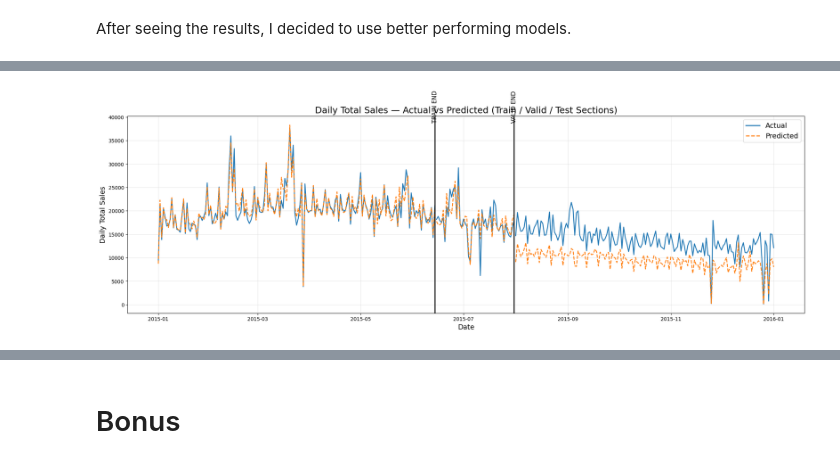
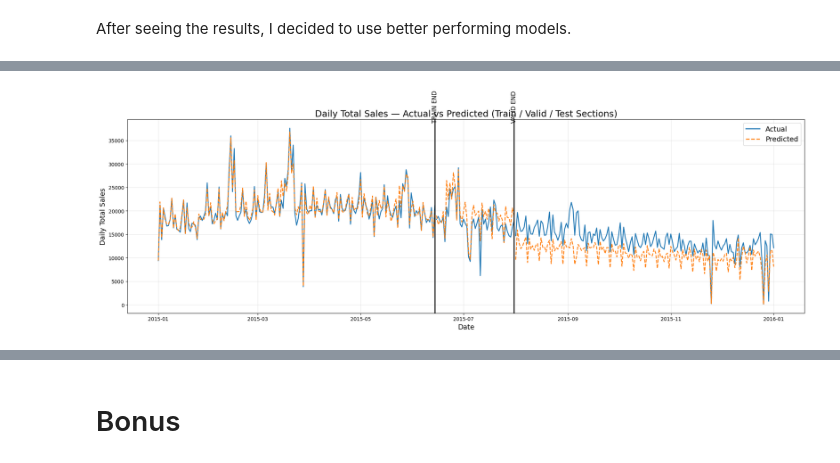
Before and after one commit to emrekaany/Promotion_Bump_DS_Case, a Jupyter notebook: promotion-bump.ipynb, the cells around one changed output, grey strips where cells are left out. Drawn from its saved outputs; the diff is of its cells as text; code cells hidden in the pictures.

```diff
--- a/promotion-bump.ipynb
+++ b/promotion-bump.ipynb
@@ -202,6 +171,6 @@ plt.show()
 # %%
-df=df_a #full df definition
-df_a=df_a[df_a['IsPromotion']==0]
+df=df_a.copy() #full df definition
+df_a=df_a[df_a['IsPromotion']==0].copy()
 # %%
 df_a
 # %% [output]
@@ -1572,8 +1487,8 @@ valid_pool = Pool(X_valid[features], y_valid, cat_features=[features.index(c) fo
 model = CatBoostRegressor(
     loss_function="RMSE",
     eval_metric="RMSE",
-    iterations=100,
-    depth=6,
+    iterations=2000,
+    depth=8,
     learning_rate=0.1,
     random_seed=42,
     verbose=100
@@ -1676,5 +1603,4 @@ MAPE (test): 0.5980
 # %%
-
 import numpy as np
 import pandas as pd
 import matplotlib.pyplot as plt
@@ -1732,50 +1658,85 @@ def make_daily_plot(df_source, y_true, y_pred, date_col="Date"):
     tmp = df_source.copy()
     tmp["Actual"] = np.array(y_true)
     tmp["Pred"]   = np.array(y_pred)
 
     daily = (
         tmp
         .groupby(date_col)[["Actual", "Pred"]]
         .sum()
         .sort_index()
     )
     return daily
 
 train_plot = make_daily_plot(df_train_valid.loc[train_mask], y_train_cv, y_pred_train_cv)
 valid_plot = make_daily_plot(df_train_valid.loc[valid_mask], y_valid_cv, y_pred_valid_cv)
 test_plot  = make_daily_plot(df_test,                     y_test_cv,  y_pred_test_cv)
 
 
 # ==============================
 # 3) GRAFİK: TRAIN / VALID / TEST
 # ==============================
 
-fig, ax = plt.subplots(figsize=(18, 7))
+plt.figure(figsize=(20, 7))
+
+# Renkler
+actual_color = "#1f77b4"   # Dark Blue
+pred_color   = "#ff7f0e"   # Orange
+
+# --- TRAIN ---
+plt.plot(train_plot.index, train_plot["Actual"],
+         color=actual_color, linewidth=1.8)
+plt.plot(train_plot.index, train_plot["Pred"],
+         color=pred_color, linestyle="--", linewidth=1.8)
+
+# --- VALID ---
+plt.plot(valid_plot.index, valid_plot["Actual"],
+         color=actual_color, linewidth=1.8)
+plt.plot(valid_plot.index, valid_plot["Pred"],
+         color=pred_color, linestyle="--", linewidth=1.8)
+
+# --- TEST ---
+plt.plot(test_plot.index, test_plot["Actual"],
+         color=actual_color, linewidth=1.8)
+plt.plot(test_plot.index, test_plot["Pred"],
+         color=pred_color, linestyle="--", linewidth=1.8)
+
+# ===================== SPLIT LINES =====================
 
 train_end = train_plot.index.max()
 valid_end = valid_plot.index.max()
 
-# Background shading for splits
-ax.axvspan(train_plot.index.min(), train_end, color=accent_palette[1], alpha=0.08, label="Train window")
-ax.axvspan(train_end, valid_end, color=accent_palette[3], alpha=0.08, label="Validation window")
-ax.axvspan(valid_end, test_plot.index.max(), color=accent_palette[5], alpha=0.08, label="Test window")
+y_max = max(
+    train_plot["Actual"].max(),
+    valid_plot["Actual"].max(),
+    test_plot["Actual"].max()
+) * 1.03
 
-# Lines
-ax.plot(train_plot.index, train_plot["Actual"], color="#1f77b4", linewidth=1.8, label="Actual")
-ax.plot(train_plot.index, train_plot["Pred"], color="#ff7f0e", linestyle="--", linewidth=1.8, label="Predicted")
-ax.plot(valid_plot.index, valid_plot["Actual"], color="#1f77b4", linewidth=1.8)
-ax.plot(valid_plot.index, valid_plot["Pred"], color="#ff7f0e", linestyle="--", linewidth=1.8)
-ax.plot(test_plot.index, test_plot["Actual"], color="#1f77b4", linewidth=1.8)
-ax.plot(test_plot.index, test_plot["Pred"], color="#ff7f0e", linestyle="--", linewidth=1.8)
+# Train → Valid boundary
+plt.axvline(train_end, color="black", linestyle="-", linewidth=2)
+plt.text(train_end, y_max,
+         "TRAIN END", rotation=90,
+         fontsize=12, ha="center", va="bottom")
 
-ax.set_title("Daily Total Sales — Actual vs Predicted (Train / Valid / Test)")
-ax.set_xlabel("Date")
-ax.set_ylabel("Daily Total Sales")
-ax.grid(alpha=0.25)
-ax.legend(loc="upper left")
-sns.despine(ax=ax)
+# Valid → Test boundary
+plt.axvline(valid_end, color="black", linestyle="-", linewidth=2)
+plt.text(valid_end, y_max,
+         "VALID END", rotation=90,
+         fontsize=12, ha="center", va="bottom")
+
+# ===================== FINAL TOUCHES =====================
+
+plt.title("Daily Total Sales — Actual vs Predicted (Train / Valid / Test Sections)", fontsize=18)
+plt.xlabel("Date", fontsize=14)
+plt.ylabel("Daily Total Sales", fontsize=14)
+
+# Legend (sadece 2 çizgi)
+plt.plot([], [], color=actual_color, linewidth=2, label="Actual")
+plt.plot([], [], color=pred_color, linestyle="--", linewidth=2, label="Predicted")
+plt.legend(fontsize=14)
+
+plt.grid(alpha=0.3)
 plt.tight_layout()
 plt.show()
 # %% [output]
-[figure, old version]
+[figure, new version]
 # %%
```
Also changed, not shown: parts of 20 cells of this notebook.
